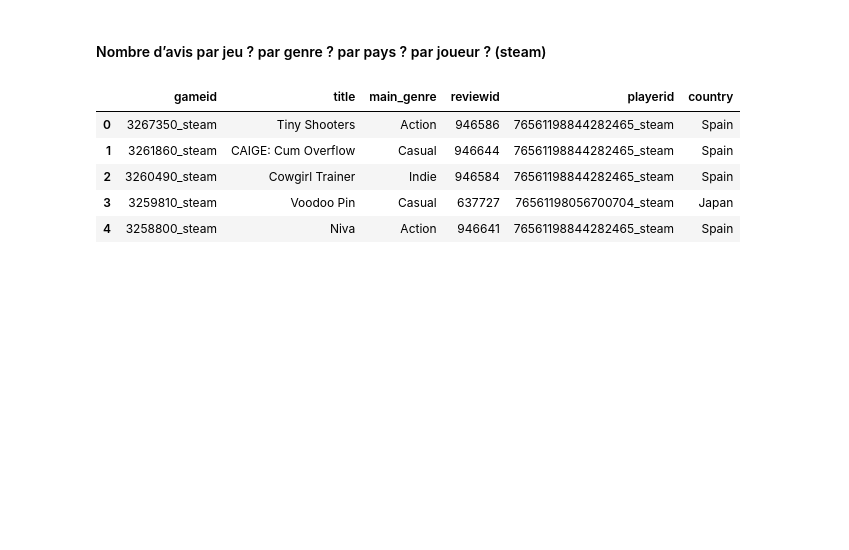
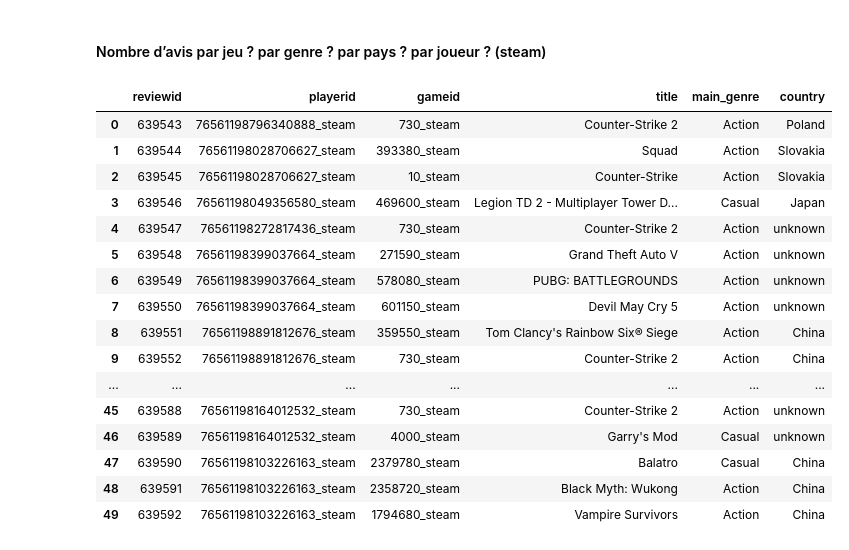
Before and after one commit to isanyams/projet-jeux-video, a Jupyter notebook: projet_jeux_videos_final.ipynb, the cells around one changed output. Saved outputs shown, nothing was run; the diff lists cells and outputs as text; code cells hidden in the pictures; blank space fills up the shorter version.

```diff
--- a/projet_jeux_videos_final.ipynb
+++ b/projet_jeux_videos_final.ipynb
@@ -912,14 +1131,25 @@ price_brouhgt_by_player.to_csv('out/price_brouhgt_by_player_mean.csv')
 #### Nombre d’avis par jeu ? par genre ? par pays ? par joueur ? (steam)
 # %%
 #jointure des dataset reviews, games et players
-games_review_join = pd.merge(games[['gameid', 'title', 'main_genre']], reviews[['reviewid','playerid','gameid']], on='gameid', how='inner')
-players_games_review_join = pd.merge(games_review_join, players[['playerid','country']], on='playerid', how='inner')
+games_review_join = pd.merge(reviews[['reviewid','playerid','gameid']], games[['gameid', 'title', 'main_genre']], on='gameid', how='left')
+players_games_review_join = pd.merge(games_review_join, players[['playerid','country']], on='playerid', how='left')
 
-players_games_review_join.head()
+players_games_review_join.head(50)
 # %% [output]
-|  | gameid | title | main_genre | reviewid | playerid | country |
-| 0 | 3267350_steam | Tiny Shooters | Action | 946586 | 76561198844282465_steam | Spain |
-| 1 | 3261860_steam | CAIGE: Cum Overflow | Casual | 946644 | 76561198844282465_steam | Spain |
-| 2 | 3260490_steam | Cowgirl Trainer | Indie | 946584 | 76561198844282465_steam | Spain |
-| 3 | 3259810_steam | Voodoo Pin | Casual | 637727 | 76561198056700704_steam | Japan |
-| 4 | 3258800_steam | Niva | Action | 946641 | 76561198844282465_steam | Spain |
+|  | reviewid | playerid | gameid | title | main_genre | country |
+| 0 | 639543 | 76561198796340888_steam | 730_steam | Counter-Strike 2 | Action | Poland |
+| 1 | 639544 | 76561198028706627_steam | 393380_steam | Squad | Action | Slovakia |
+| 2 | 639545 | 76561198028706627_steam | 10_steam | Counter-Strike | Action | Slovakia |
+| 3 | 639546 | 76561198049356580_steam | 469600_steam | Legion TD 2 - Multiplayer Tower D... | Casual | Japan |
+| 4 | 639547 | 76561198272817436_steam | 730_steam | Counter-Strike 2 | Action | unknown |
+| 5 | 639548 | 76561198399037664_steam | 271590_steam | Grand Theft Auto V | Action | unknown |
+| 6 | 639549 | 76561198399037664_steam | 578080_steam | PUBG: BATTLEGROUNDS | Action | unknown |
+| 7 | 639550 | 76561198399037664_steam | 601150_steam | Devil May Cry 5 | Action | unknown |
+| 8 | 639551 | 76561198891812676_steam | 359550_steam | Tom Clancy's Rainbow Six® Siege | Action | China |
+| 9 | 639552 | 76561198891812676_steam | 730_steam | Counter-Strike 2 | Action | China |
+| ... | ... | ... | ... | ... | ... | ... |
+| 45 | 639588 | 76561198164012532_steam | 730_steam | Counter-Strike 2 | Action | unknown |
+| 46 | 639589 | 76561198164012532_steam | 4000_steam | Garry's Mod | Casual | unknown |
+| 47 | 639590 | 76561198103226163_steam | 2379780_steam | Balatro | Casual | China |
+| 48 | 639591 | 76561198103226163_steam | 2358720_steam | Black Myth: Wukong | Action | China |
+| 49 | 639592 | 76561198103226163_steam | 1794680_steam | Vampire Survivors | Action | China |
```
Also changed, not shown: parts of 62 cells of this notebook.
